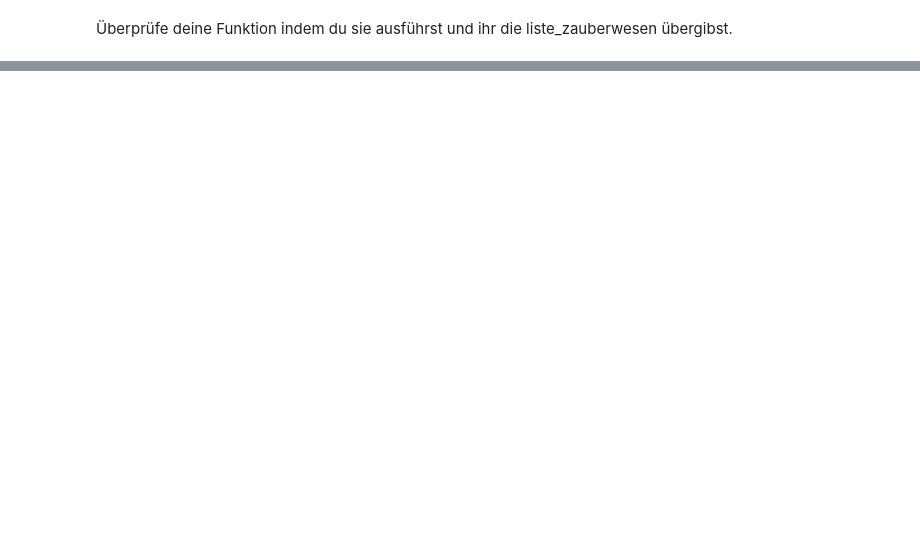
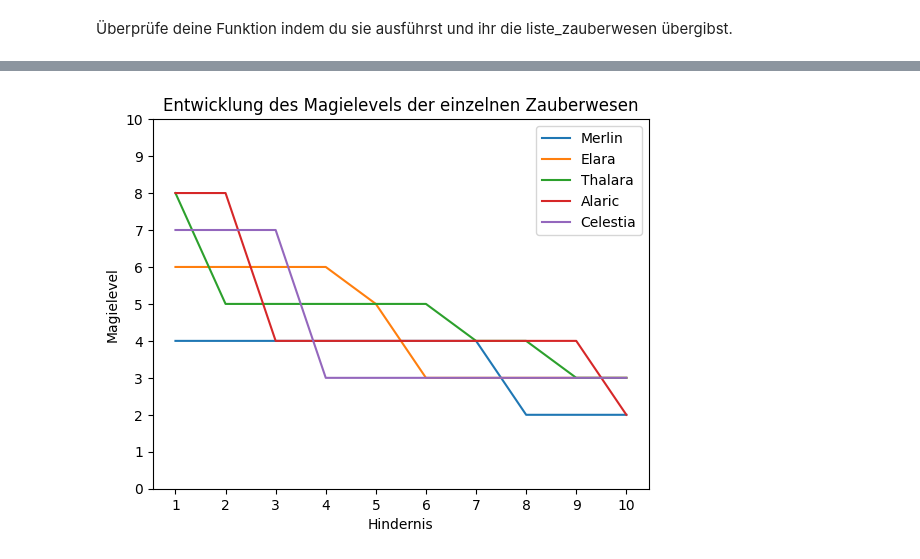
Before and after one commit to starcodecourses/Python-Grundlagen, a Jupyter notebook: python_grundlagen_woche_10.ipynb, the cells around one changed output, grey strips where cells are left out. Drawn from its saved outputs; the diff is of its cells as text; code cells hidden in the pictures; blank space fills up the shorter version.

```diff
--- a/python_grundlagen_woche_10.ipynb
+++ b/python_grundlagen_woche_10.ipynb
@@ -313,0 +313,6 @@ Idee wie es weitergehen kann:
+# %%
+def liste_magielevel_aller_zauberwesen(liste):
+    magielevel_aller_zauberwesen = []
+    for i in liste:
+        magielevel_aller_zauberwesen.append(i.magielevel)
+    return magielevel_aller_zauberwesen
@@ -313,0 +454,9 @@ Idee wie es weitergehen kann:
+# %%
+# Dein Code hier:
+
+# Musterlösung
+print(type(alle_magielevel))
+alle_magielevel_array = np.array(alle_magielevel)
+print(type(alle_magielevel_array))
+print(alle_magielevel_array)
+print(alle_magielevel_array.shape)
@@ -313,0 +517,24 @@ Idee wie es weitergehen kann:
+# %%
+x_werte = range(10)
+for i in range(5):
+    name = liste_zauberwesen[i].name
+
+    # Musterlösung ↓
+    magielevel_entwicklung = alle_magielevel_array[:,i]
+    # Musterlösung ↑
+
+    plt.plot(x_werte, magielevel_entwicklung, label = name)
+
+plt.legend(fontsize=10)
+plt.title('Entwicklung des Magielevels der einzelnen Zauberwesen')
+
+# Musterlösung ↓
+plt.xticks(x_werte,range(1,11))
+plt.yticks(range(11))
+plt.xlabel('Hindernis')
+plt.ylabel('Magielevel')
+
+plt.show()
+# Musterlösung ↑
+# %% [output]
+[figure, added]
```
Also changed, not shown: parts of 78 cells of this notebook.
